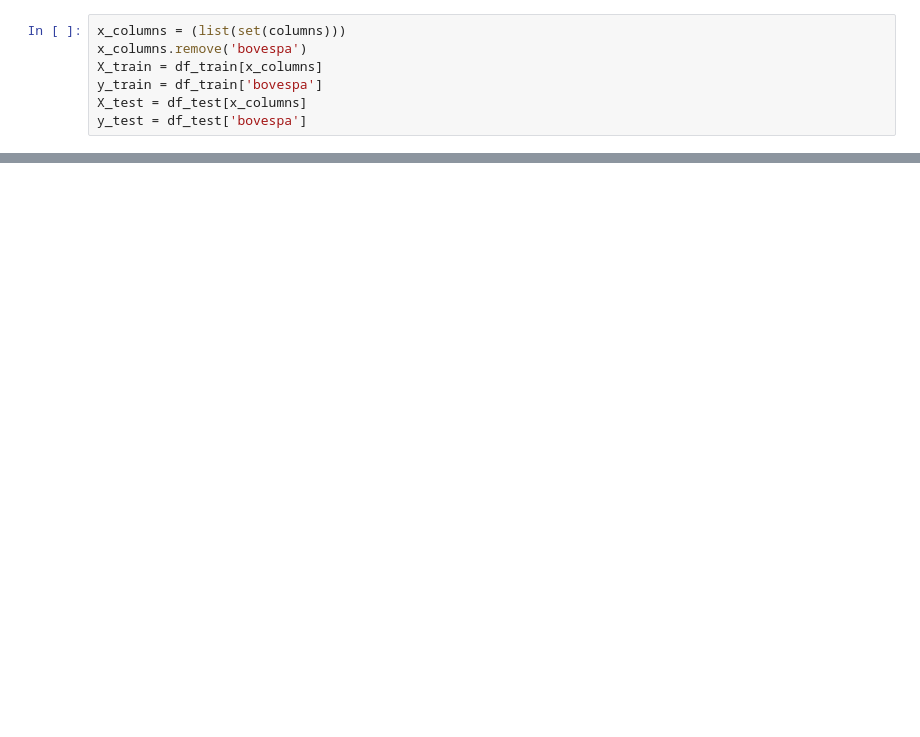
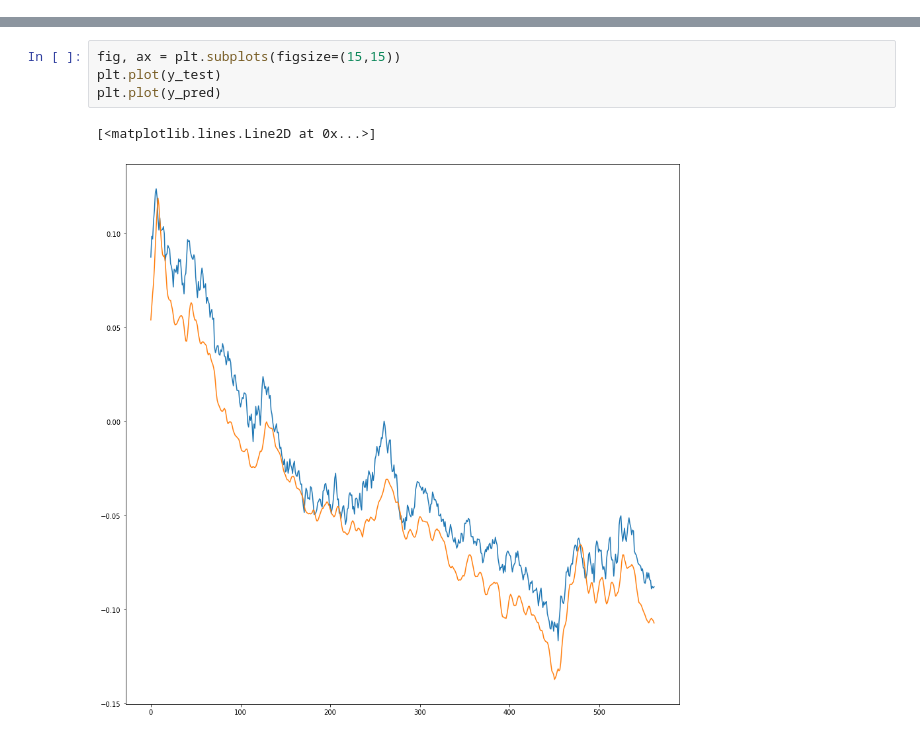
Before and after one commit to bulend-karadag/Recurrent-Neural-Network-Project, a Jupyter notebook: stockMarket.ipynb, the cells around one changed output, grey strips where cells are left out. Saved outputs shown, nothing was run; the diff lists cells and outputs as text; blank space fills up the shorter version.

```diff
--- a/stockMarket.ipynb
+++ b/stockMarket.ipynb
@@ -188,7 +163,0 @@ MAPE on the test set : 247 %
-# %%
-x_columns = (list(set(columns)))
-x_columns.remove('bovespa')
-X_train = df_train[x_columns]
-y_train = df_train['bovespa']
-X_test = df_test[x_columns]
-y_test = df_test['bovespa']
@@ -194,0 +169,7 @@ y_test = df_test['bovespa']
+# %%
+fig, ax = plt.subplots(figsize=(15,15))
+plt.plot(y_test)
+plt.plot(y_pred)
+# %% [output]
+[<matplotlib.lines.Line2D at 0x...>]
+[figure, added]
```
Also changed, not shown: parts of 19 cells of this notebook, 1 other file.
